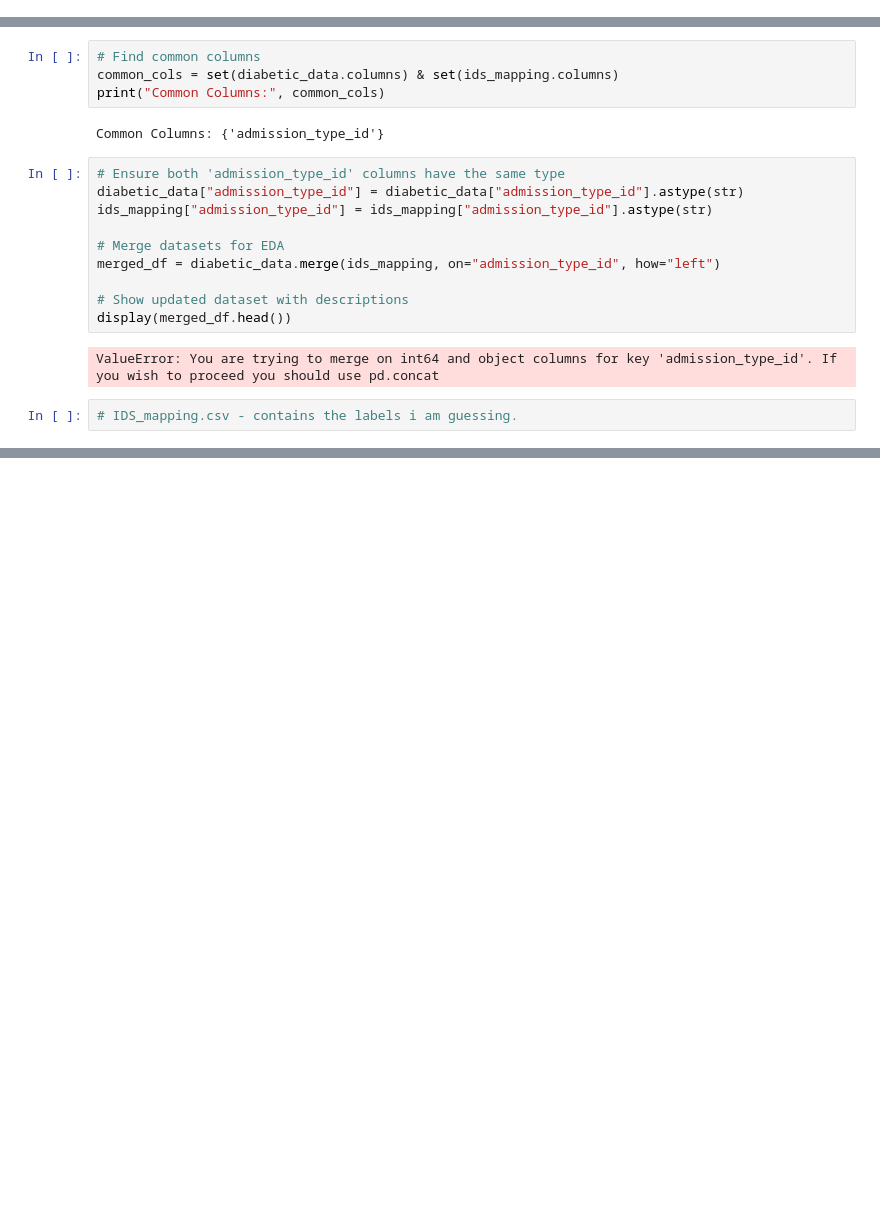
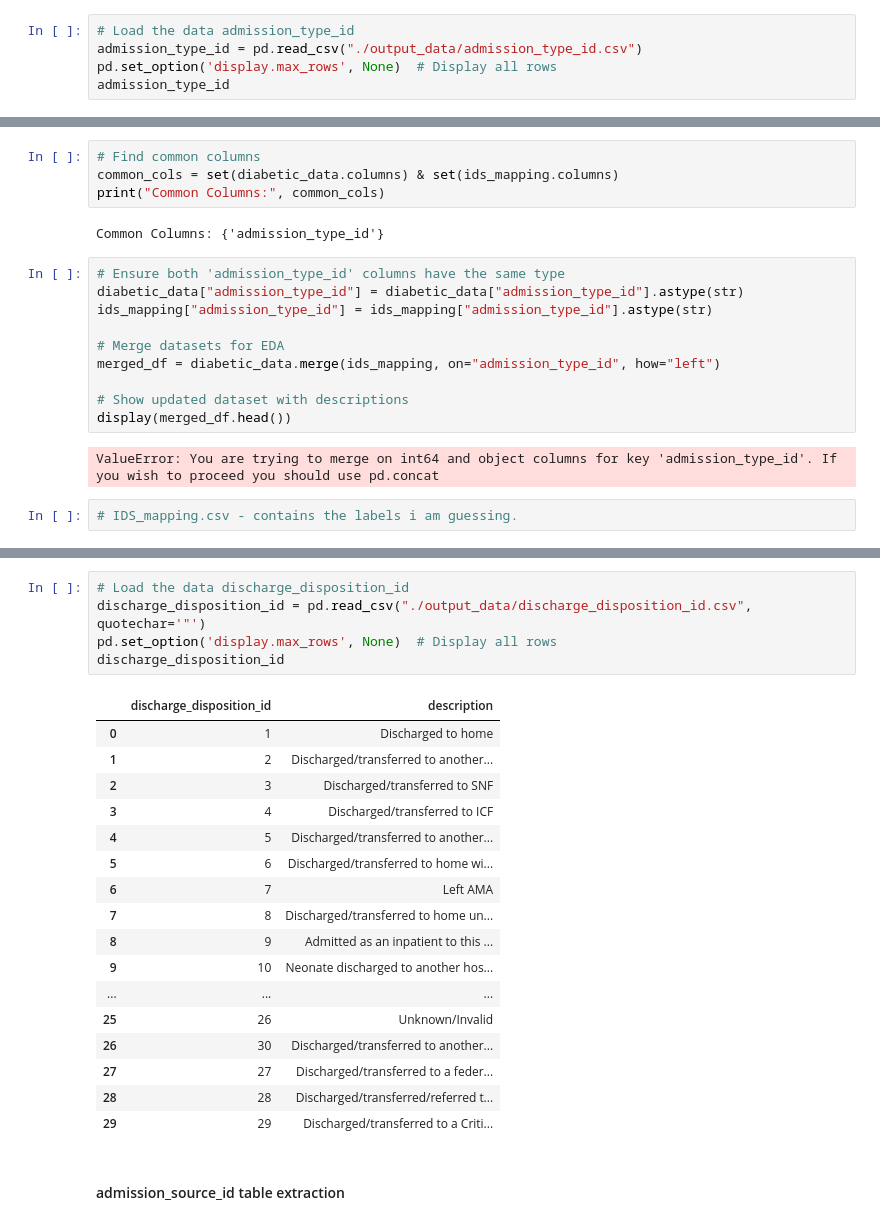
Before and after one commit to iamgiulyUCL/COMP0189Applied-Artificial-IntelligenceUCL, a Jupyter notebook: COMP0189_coursework_1.ipynb, the cells around one changed output, grey strips where cells are left out. Saved outputs shown, nothing was run; the diff lists cells and outputs as text; blank space fills up the shorter version.

Commit message:
Up to first successfull splitting of IDS_mapping.csv tables into three csv. All completed

```diff
--- a/COMP0189_coursework_1.ipynb
+++ b/COMP0189_coursework_1.ipynb
@@ -154,0 +131,5 @@ ValueError: Shape of passed values is (8, 1), indices imply (8, 2)
+# %%
+# Load the data admission_type_id
+admission_type_id = pd.read_csv("./output_data/admission_type_id.csv")
+pd.set_option('display.max_rows', None)  # Display all rows
+admission_type_id
@@ -200,0 +203,25 @@ ValueError: You are trying to merge on int64 and object columns for key 'admissi
+# %%
+# Load the data discharge_disposition_id
+discharge_disposition_id = pd.read_csv("./output_data/discharge_disposition_id.csv", quotechar='"')
+pd.set_option('display.max_rows', None)  # Display all rows
+discharge_disposition_id
+# %% [output]
+|  | discharge_disposition_id | description |
+| 0 | 1 | Discharged to home |
+| 1 | 2 | Discharged/transferred to another... |
+| 2 | 3 | Discharged/transferred to SNF |
+| 3 | 4 | Discharged/transferred to ICF |
+| 4 | 5 | Discharged/transferred to another... |
+| 5 | 6 | Discharged/transferred to home wi... |
+| 6 | 7 | Left AMA |
+| 7 | 8 | Discharged/transferred to home un... |
+| 8 | 9 | Admitted as an inpatient to this ... |
+| 9 | 10 | Neonate discharged to another hos... |
+| ... | ... | ... |
+| 25 | 26 | Unknown/Invalid |
+| 26 | 30 | Discharged/transferred to another... |
+| 27 | 27 | Discharged/transferred to a feder... |
+| 28 | 28 | Discharged/transferred/referred t... |
+| 29 | 29 | Discharged/transferred to a Criti... |
+# %% [markdown]
+#### admission_source_id table extraction
```
Also changed, not shown: parts of 10 cells of this notebook.
